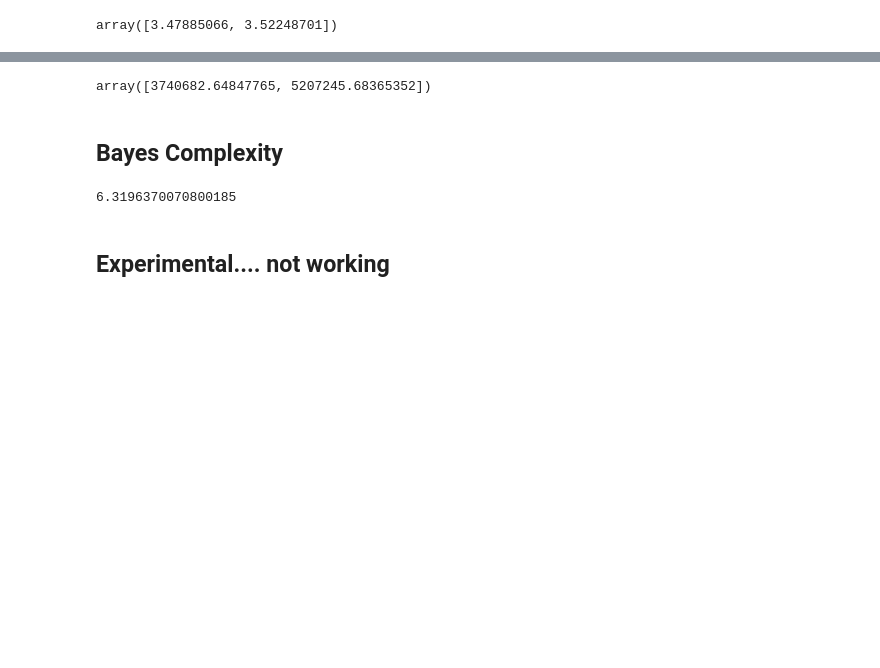
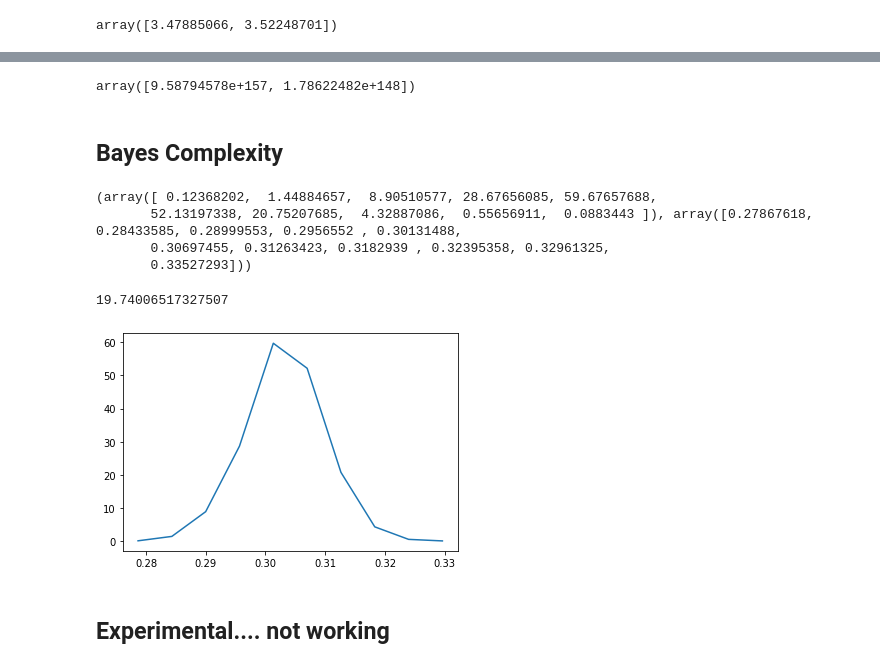
Before and after one commit to dschuechter/physics760_schuechter_krause, a Jupyter notebook: final_project/Code/Bayesian_model_selection_Testing.ipynb, the cells around one changed output, grey strips where cells are left out. Drawn from its saved outputs; the diff is of its cells as text; code cells hidden in the pictures; blank space fills up the shorter version.

```diff
--- a/final_project/Code/Bayesian_model_selection_Testing.ipynb
+++ b/final_project/Code/Bayesian_model_selection_Testing.ipynb
@@ -181,13 +178,14 @@ sig4= az.plot_hpd(x, cub_trace['mu'], credible_interval=.99, color='peachpuff')
 def Bayes_Factor(trace1, trace2):
     return  np.exp(trace1.report.log_marginal_likelihood - trace2.report.log_marginal_likelihood)#bayes factor
 
-Bayes_Factor(lin_trace, cub_trace)
+Bayes_Factor(sq_trace, const_trace)
 # %% [output]
-array([3740682.64847765, 5207245.68365352])
+array([9.58794578e+157, 1.78622482e+148])
 # %% [markdown]
 ## Bayes Complexity
 # %%
 #for now lets assume we look at a polynomial of degree n
+
 def poly_model(x,params): #params is array from highest order to lowest order of coefficents
     #print('params in polymodel \n')
     #print(params)
@@ -196,41 +194,58 @@ def poly_model(x,params): #params is array from highest order to lowest order of
     y=0
     for i in range(order):
         #print(params[-i-1])
         y=x**i*params[-i-1]
         #print(params[-i-1])
     return y
 
 def logli(sigma,datapoints_x,datapoints_y,params):
     #print('params in logli \n')
     #print(params)
     N=len(datapoints_x)
-    #loglikelihood=-N/2*np.log(2*np.pi)-N*np.log(sigma)
+    loglikelihood=-N/2*np.log(2*np.pi)-N*np.log(sigma)
     tmp=0
     for i in range(len(datapoints_x)):
         tmp+=(datapoints_y[i]-poly_model(datapoints_x[i],params))**2/(sigma**2)
-    loglikelihood=tmp
+    loglikelihood-=1/2*tmp
     #print(loglikelihood)
     return loglikelihood
 
-def bayes_complexity(datapoints_x,datapoints_y,sigma,params,trace):#params is a list of strings with parameter NAMES
+def bayes_complexity(datapoints_x,datapoints_y,params,trace):#params is a list of strings with parameter NAMES
     param_means=np.array([np.mean(trace[i])for i in params])
+    #print(param_means)
     param_samples=np.array([trace[i] for i in params])
-    loglikelihood=logli(sigma,datapoints_x,datapoints_y,param_samples)
-    mean_loglikelihood=logli(sigma,datapoints_x,datapoints_y,param_means)
-    return (np.mean(loglikelihood)-mean_loglikelihood) #divide by sample size to ensure normalization of posterior
+    #print(param_samples)
+    sigma_mean=np.mean(trace['sigma'])
+    sigma_samples=np.array(trace['sigma'])
+    x=np.histogram(sigma_samples,normed=True)
+    plt.plot(x[1][:-1],x[0])
+    print(x)
+
+    #print(sigma_samples)
+    #to do: average of loglikelihood with respect to param_samples
+    loglikelihood=logli(sigma_samples,datapoints_x,datapoints_y,param_samples)
+
+    mean_loglikelihood=logli(sigma_mean,datapoints_x,datapoints_y,param_means)
+    #print(mean_loglikelihood)
+    return (-2*np.mean(loglikelihood)+2*mean_loglikelihood) #divide by sample size to ensure normalization of posterior
 
 def marginal_likelihood():
     return 0
 
 const_params=['Intercept']
 cub_params=['a','b','c','Intercept']
 sq_params=['a','b','Intercept']
 lin_params=['m','Intercept']
 #print(logli(0.21,y,[2,2,1]))
 #param_means=[sq_trace[i]for i in params]
-bayes_complexity(x,y,sigma,cub_params,cub_trace)
+bayes_complexity(x,y,cub_params,cub_trace)
 # %% [output]
-6.3196370070800185
+(array([ 0.12368202,  1.44884657,  8.90510577, 28.67656085, 59.67657688,
+       52.13197338, 20.75207685,  4.32887086,  0.55656911,  0.0883443 ]), array([0.27867618, 0.28433585, 0.28999553, 0.2956552 , 0.30131488,
+       0.30697455, 0.31263423, 0.3182939 , 0.32395358, 0.32961325,
+       0.33527293]))
+19.74006517327507
+[figure, added]
 # %% [markdown]
 ## Experimental.... not working
 # %%
```
Also changed, not shown: parts of 5 cells of this notebook.
